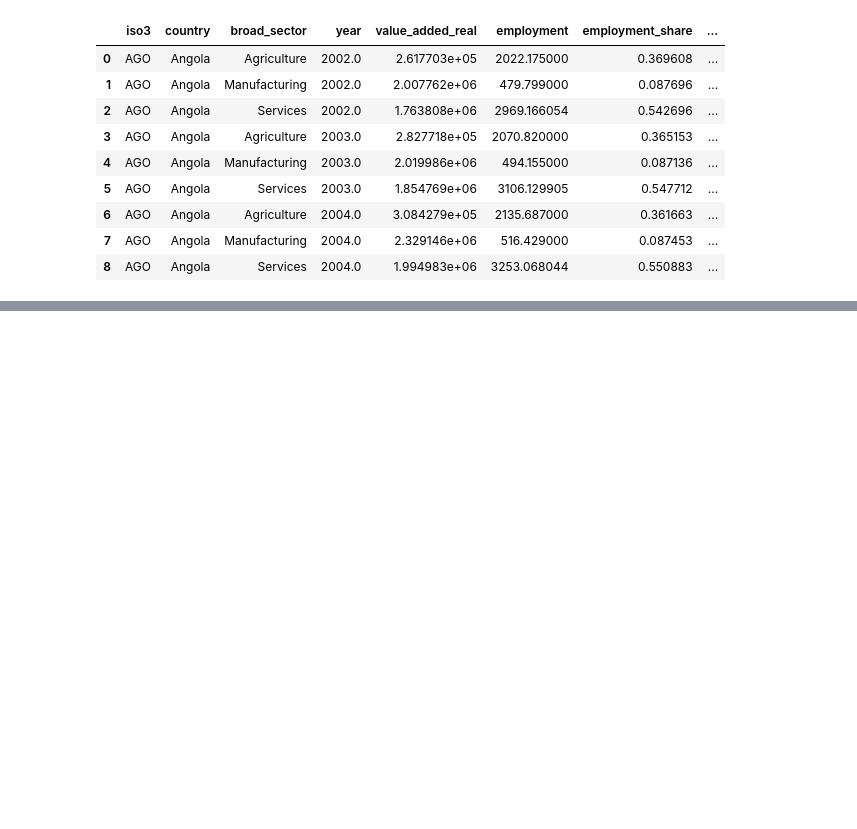
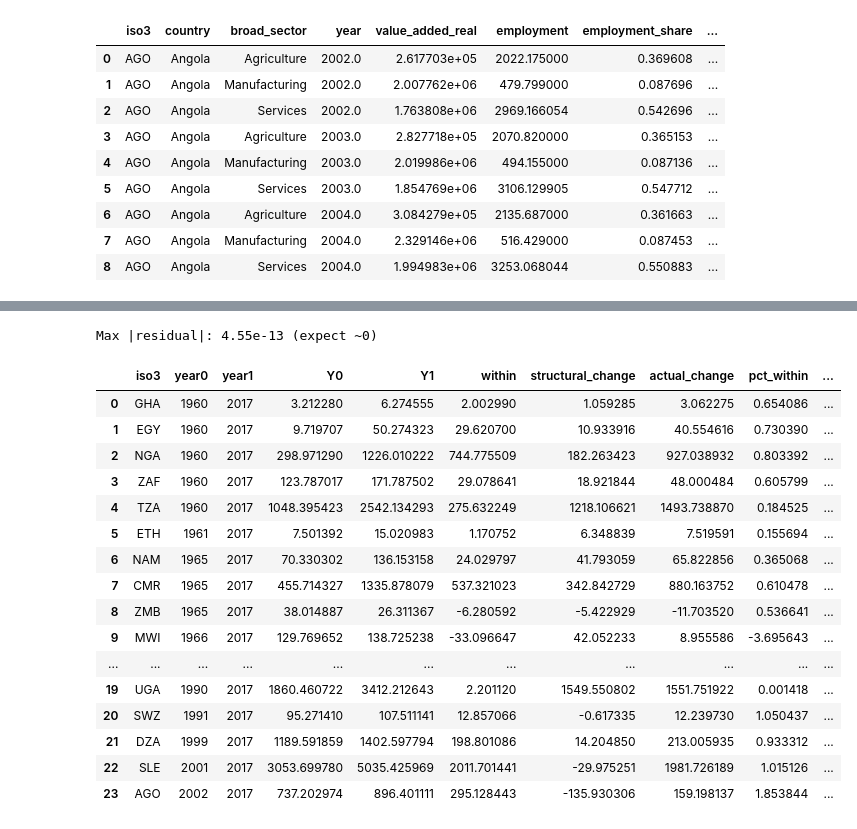
Before and after one commit to Wedaga/Trade-agreements-and-productivity, a Jupyter notebook: notebooks/03_clean_ggdc_productivity.ipynb, the cells around one changed output, grey strips where cells are left out. Saved outputs shown, nothing was run; the diff lists cells and outputs as text; code cells hidden in the pictures; blank space fills up the shorter version.

```diff
--- a/notebooks/03_clean_ggdc_productivity.ipynb
+++ b/notebooks/03_clean_ggdc_productivity.ipynb
@@ -330,0 +455,16 @@ Saved 3,327 rows -> ..\data\processed\ggdc_africa_broad_sectors.csv
+# %%
+records = []
+for iso3 in result["iso3"].unique():
+    years = complete_years(result, iso3)
+    for y0, y1 in zip(years[:-1], years[1:]):
+        r = mr_decompose(result, iso3, y0, y1)
+        if r is not None:
+            records.append({"iso3": iso3, "year0": int(y0), "year1": int(y1), **r})
+
+annual = pd.DataFrame.from_records(records)
+resid = (annual["actual_change"] - annual["decomposed_change"]).abs()
+print(f"{len(annual):,} annual (year-over-year) decomposition rows across "
+      f"{annual['iso3'].nunique()} countries")
+print(f"Max |residual|: {resid.max():.2e} (expect ~0 -- exact decomposition, "
+      f"not an approximation)")
+annual.head()
@@ -330,0 +529,41 @@ Saved 3,327 rows -> ..\data\processed\ggdc_africa_broad_sectors.csv
+# %%
+full_period = []
+for iso3 in result["iso3"].unique():
+    years = complete_years(result, iso3)
+    if len(years) < 2:
+        continue
+    y0, y1 = years[0], years[-1]
+    r = mr_decompose(result, iso3, y0, y1)
+    if r is not None:
+        r["iso3"] = iso3
+        r["year0"], r["year1"] = int(y0), int(y1)
+        r["pct_within"] = r["within"] / r["decomposed_change"] if r["decomposed_change"] else np.nan
+        r["pct_structural_change"] = r["structural_change"] / r["decomposed_change"] if r["decomposed_change"] else np.nan
+        full_period.append(r)
+
+full_period = pd.DataFrame(full_period)[
+    ["iso3", "year0", "year1", "Y0", "Y1", "within", "structural_change",
+     "actual_change", "pct_within", "pct_structural_change"]
+]
+resid = (full_period["actual_change"] - (full_period["within"] + full_period["structural_change"])).abs()
+print(f"Max |residual|: {resid.max():.2e} (expect ~0)")
+full_period.sort_values("year0").reset_index(drop=True)
+# %% [output]
+Max |residual|: 4.55e-13 (expect ~0)
+|  | iso3 | year0 | year1 | Y0 | Y1 | within | structural_change | actual_change | pct_within | ... |
+| 0 | GHA | 1960 | 2017 | 3.212280 | 6.274555 | 2.002990 | 1.059285 | 3.062275 | 0.654086 | ... |
+| 1 | EGY | 1960 | 2017 | 9.719707 | 50.274323 | 29.620700 | 10.933916 | 40.554616 | 0.730390 | ... |
+| 2 | NGA | 1960 | 2017 | 298.971290 | 1226.010222 | 744.775509 | 182.263423 | 927.038932 | 0.803392 | ... |
+| 3 | ZAF | 1960 | 2017 | 123.787017 | 171.787502 | 29.078641 | 18.921844 | 48.000484 | 0.605799 | ... |
+| 4 | TZA | 1960 | 2017 | 1048.395423 | 2542.134293 | 275.632249 | 1218.106621 | 1493.738870 | 0.184525 | ... |
+| 5 | ETH | 1961 | 2017 | 7.501392 | 15.020983 | 1.170752 | 6.348839 | 7.519591 | 0.155694 | ... |
+| 6 | NAM | 1965 | 2017 | 70.330302 | 136.153158 | 24.029797 | 41.793059 | 65.822856 | 0.365068 | ... |
+| 7 | CMR | 1965 | 2017 | 455.714327 | 1335.878079 | 537.321023 | 342.842729 | 880.163752 | 0.610478 | ... |
+| 8 | ZMB | 1965 | 2017 | 38.014887 | 26.311367 | -6.280592 | -5.422929 | -11.703520 | 0.536641 | ... |
+| 9 | MWI | 1966 | 2017 | 129.769652 | 138.725238 | -33.096647 | 42.052233 | 8.955586 | -3.695643 | ... |
+| ... | ... | ... | ... | ... | ... | ... | ... | ... | ... | ... |
+| 19 | UGA | 1990 | 2017 | 1860.460722 | 3412.212643 | 2.201120 | 1549.550802 | 1551.751922 | 0.001418 | ... |
+| 20 | SWZ | 1991 | 2017 | 95.271410 | 107.511141 | 12.857066 | -0.617335 | 12.239730 | 1.050437 | ... |
+| 21 | DZA | 1999 | 2017 | 1189.591859 | 1402.597794 | 198.801086 | 14.204850 | 213.005935 | 0.933312 | ... |
+| 22 | SLE | 2001 | 2017 | 3053.699780 | 5035.425969 | 2011.701441 | -29.975251 | 1981.726189 | 1.015126 | ... |
+| 23 | AGO | 2002 | 2017 | 737.202974 | 896.401111 | 295.128443 | -135.930306 | 159.198137 | 1.853844 | ... |
```
Also changed, not shown: parts of 20 cells of this notebook, 6 other files.
